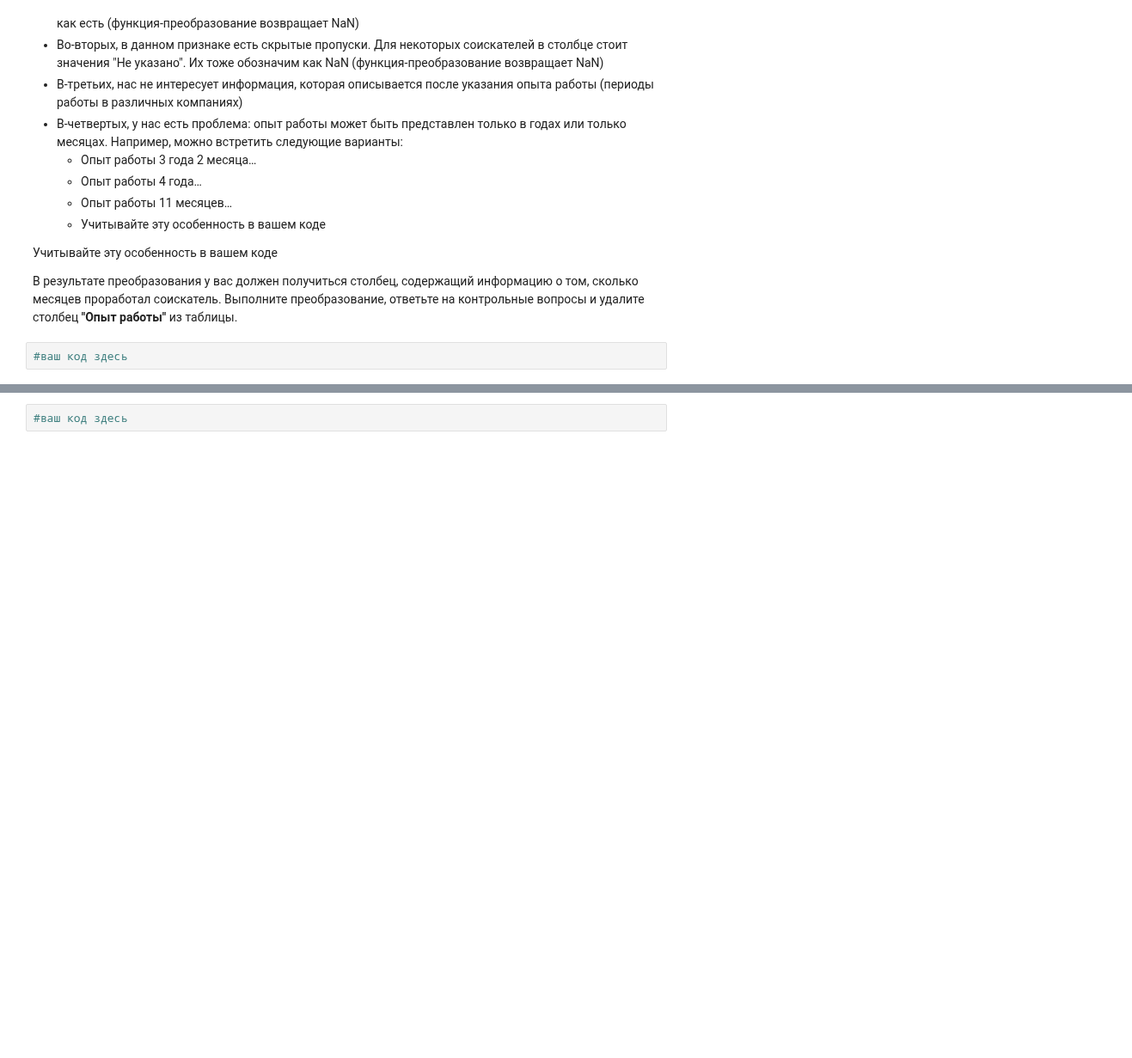
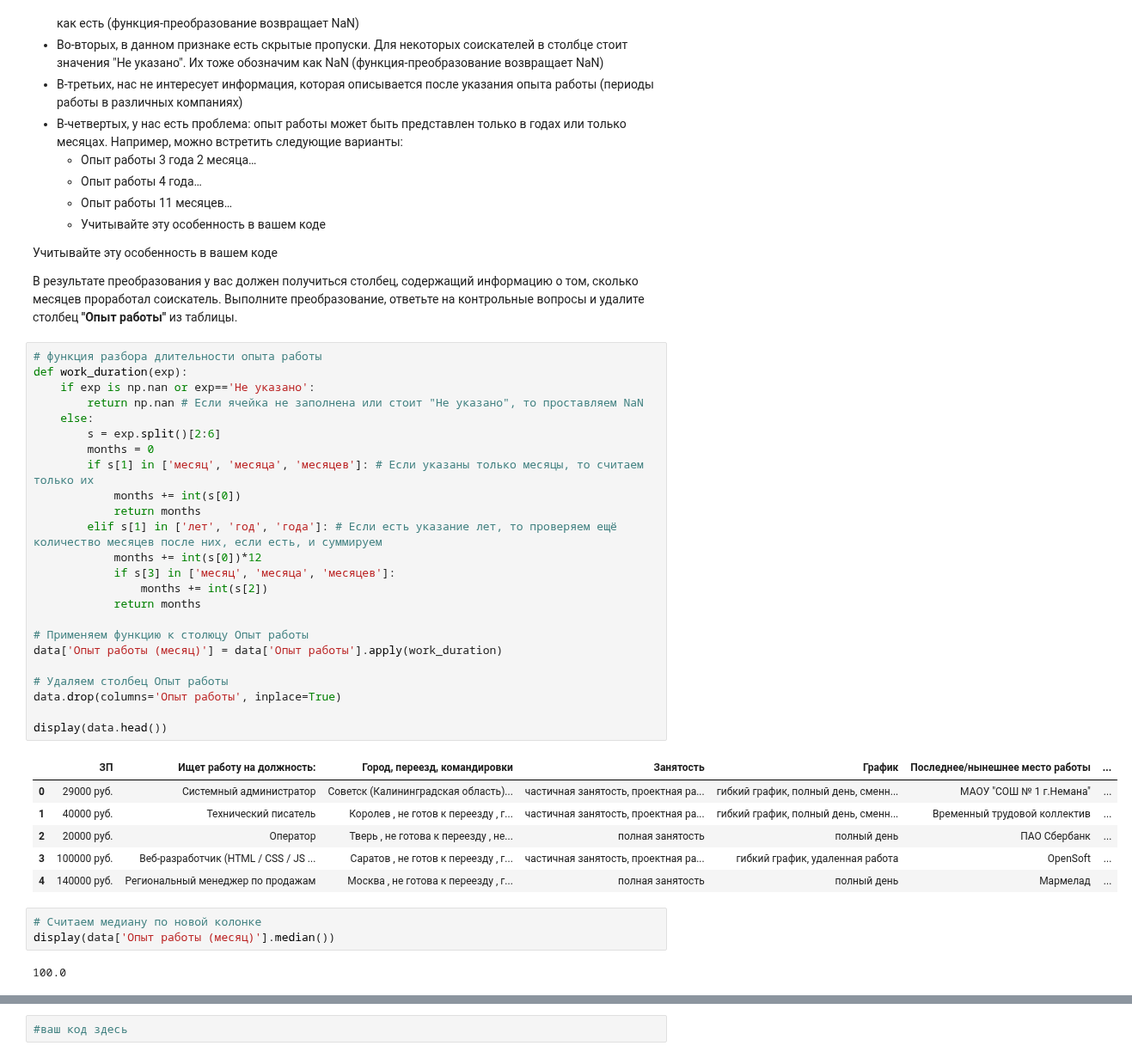
Before and after one commit to LarinDen/sf_ds, a Jupyter notebook: Project_1/Project-1._Ноутбук-шаблон (Денис Ларин).ipynb, the cells around one changed output, grey strips where cells are left out. Shown at 86% size. Drawn from its saved outputs; the diff is of its cells as text; blank space fills up the shorter version.

```diff
--- a/Project_1/Project-1._Ноутбук-шаблон (Денис Ларин).ipynb
+++ b/Project_1/Project-1._Ноутбук-шаблон (Денис Ларин).ipynb
@@ -305,7 +242,41 @@ print(f"Средний возраст кандидатов: {(round(data2['Во
 В результате преобразования у вас должен получиться столбец, содержащий информацию о том, сколько месяцев проработал соискатель.
 Выполните преобразование, ответьте на контрольные вопросы и удалите столбец **"Опыт работы"** из таблицы.
 # %%
-#ваш код здесь
+# функция разбора длительности опыта работы
+def work_duration(exp):
+    if exp is np.nan or exp=='Не указано':
+        return np.nan # Если ячейка не заполнена или стоит "Не указано", то проставляем NaN
+    else:
+        s = exp.split()[2:6]
+        months = 0
+        if s[1] in ['месяц', 'месяца', 'месяцев']: # Если указаны только месяцы, то считаем только их
+            months += int(s[0])
+            return months
+        elif s[1] in ['лет', 'год', 'года']: # Если есть указание лет, то проверяем ещё количество месяцев после них, если есть, и суммируем
+            months += int(s[0])*12
+            if s[3] in ['месяц', 'месяца', 'месяцев']:
+                months += int(s[2])
+            return months
+
+# Применяем функцию к столюцу Опыт работы
+data['Опыт работы (месяц)'] = data['Опыт работы'].apply(work_duration)
+
+# Удаляем столбец Опыт работы
+data.drop(columns='Опыт работы', inplace=True)
+
+display(data.head())
+# %% [output]
+|  | ЗП | Ищет работу на должность: | Город, переезд, командировки | Занятость | График | Последнее/нынешнее место работы | ... |
+| 0 | 29000 руб. | Системный администратор | Советск (Калининградская область)... | частичная занятость, проектная ра... | гибкий график, полный день, сменн... | МАОУ "СОШ № 1 г.Немана" | ... |
+| 1 | 40000 руб. | Технический писатель | Королев , не готов к переезду , г... | частичная занятость, проектная ра... | гибкий график, полный день, сменн... | Временный трудовой коллектив | ... |
+| 2 | 20000 руб. | Оператор | Тверь , не готова к переезду , не... | полная занятость | полный день | ПАО Сбербанк | ... |
+| 3 | 100000 руб. | Веб-разработчик (HTML / CSS / JS ... | Саратов , не готов к переезду , г... | частичная занятость, проектная ра... | гибкий график, удаленная работа | OpenSoft | ... |
+| 4 | 140000 руб. | Региональный менеджер по продажам | Москва , не готова к переезду , г... | полная занятость | полный день | Мармелад | ... |
+# %%
+# Считаем медиану по новой колонке
+display(data['Опыт работы (месяц)'].median())
+# %% [output]
+100.0
 # %% [markdown]
 4. Хорошо идем! Следующий на очереди признак "Город, переезд, командировки". Информация в нем представлена в следующем виде: **<Город , (метро) , готовность к переезду (города для переезда) , готовность к командировкам>**. В скобках указаны необязательные параметры строки. Например, можно встретить следующие варианты:
 
```
Also changed, not shown: parts of 5 cells of this notebook.
